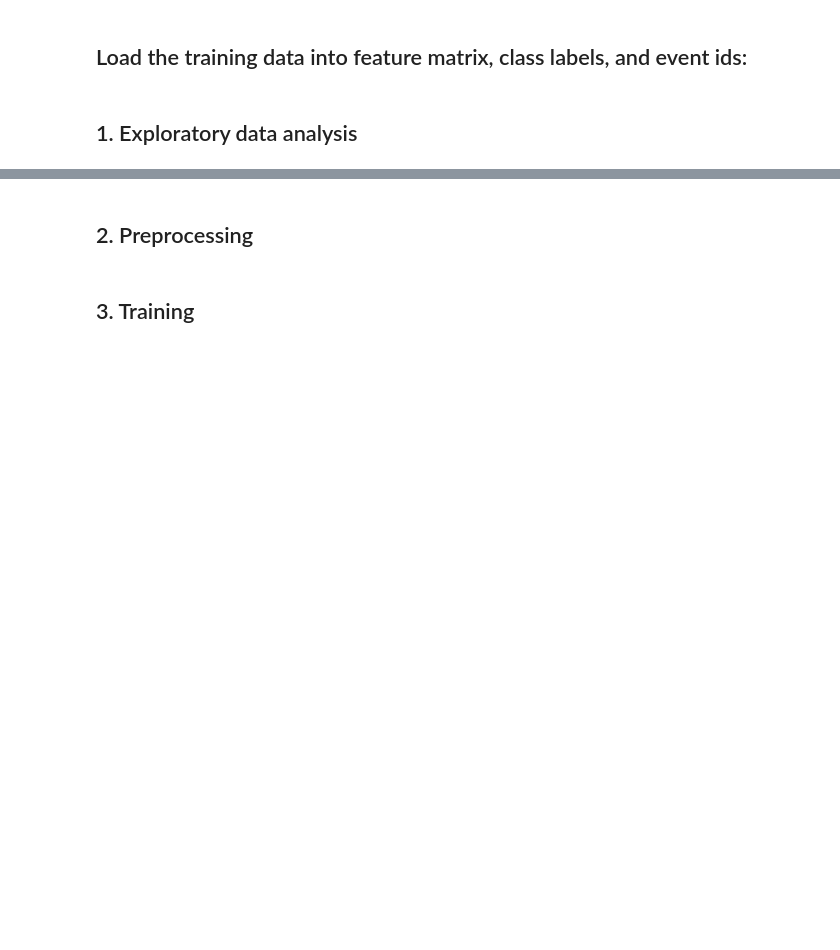
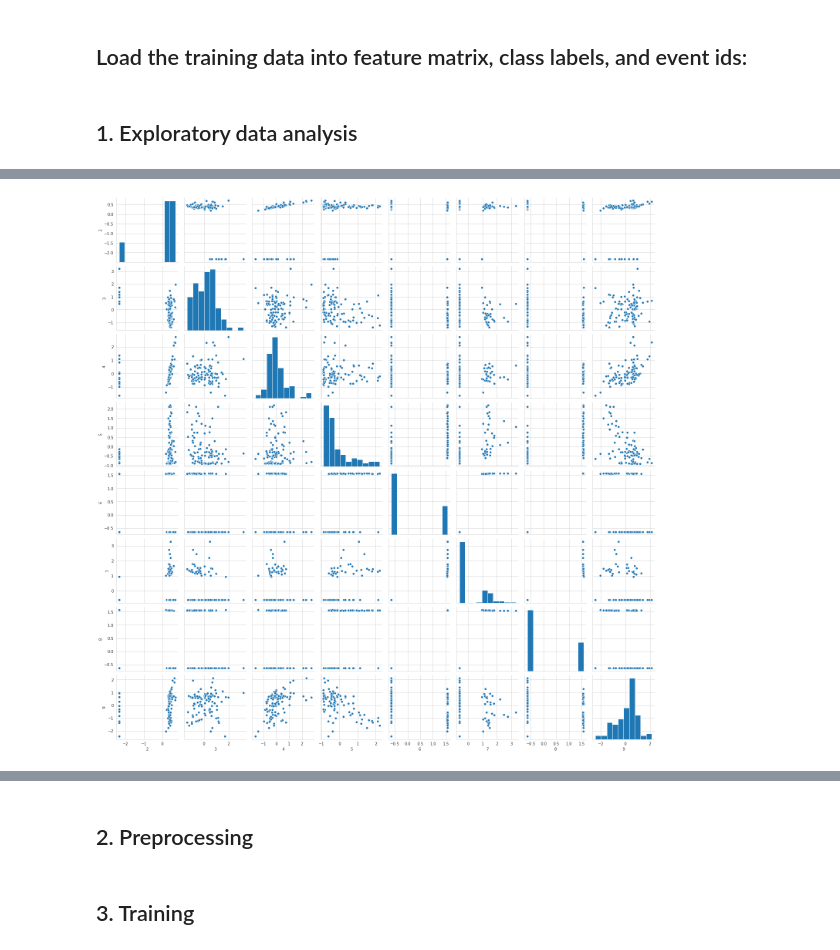
Before and after one commit to xavoliva6/ml-higgs-boson, a Jupyter notebook: project1/scripts/project1.ipynb, the cells around one changed output, grey strips where cells are left out. Drawn from its saved outputs; the diff is of its cells as text; code cells hidden in the pictures; blank space fills up the shorter version.

```diff
--- a/project1/scripts/project1.ipynb
+++ b/project1/scripts/project1.ipynb
@@ -31,3 +76,10 @@ ax2.boxplot(tX[:100,15:]);
+# %%
+import seaborn as sns
+sns.set_style("whitegrid");
+sns.pairplot(df_s);
+plt.show()
+# %% [output]
+[figure, added]
 # %%
 # boxplots of standardized features
 fig, ax = plt.subplots()
```
Also changed, not shown: parts of 16 cells of this notebook, 1 other file.
